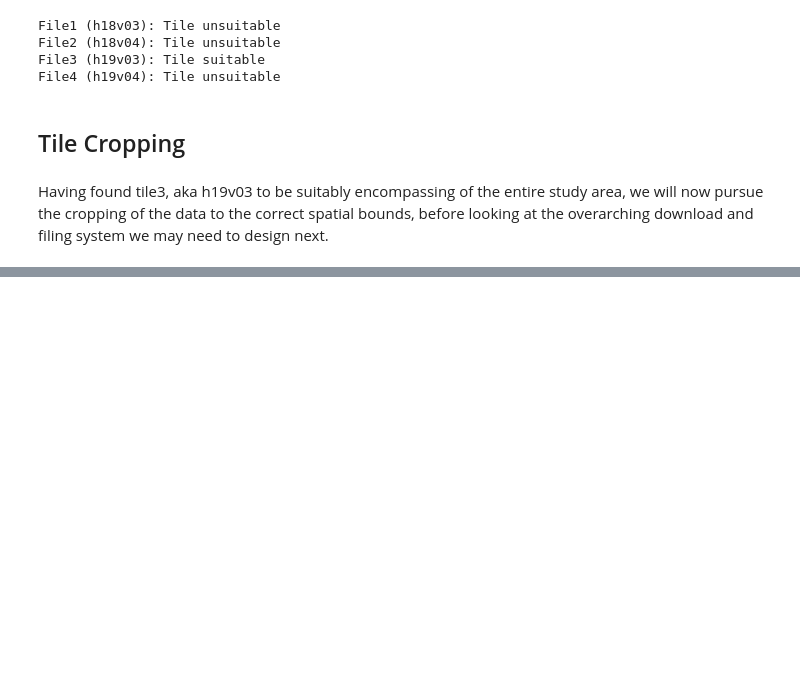
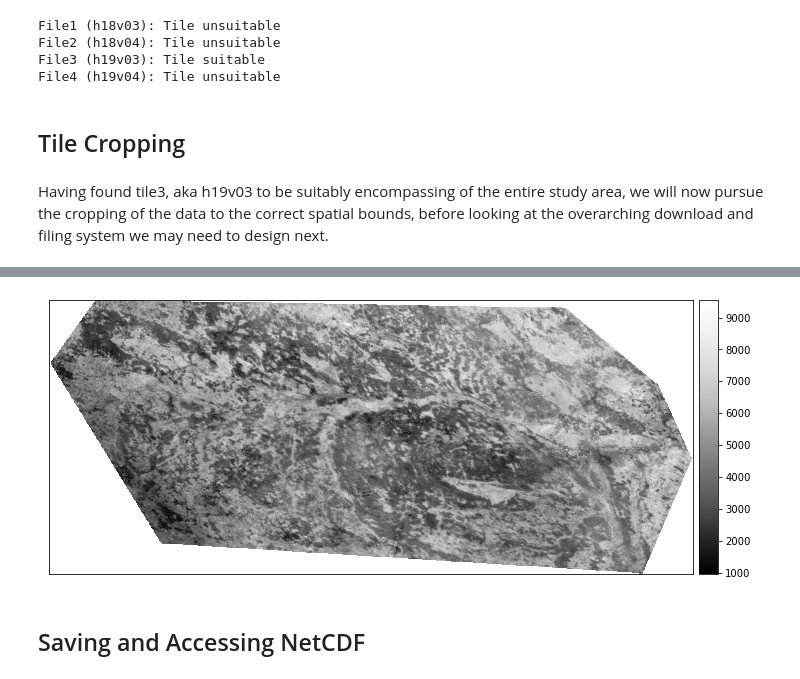
Before and after one commit to ai4er-cdt/WildfireDistribution, a Jupyter notebook: notebooks/exploratory/1.0_td_modis_ndmi_preprocessing.ipynb, the cells around one changed output, grey strips where cells are left out. Saved outputs shown, nothing was run; the diff lists cells and outputs as text; code cells hidden in the pictures; blank space fills up the shorter version.

```diff
--- a/notebooks/exploratory/1.0_td_modis_ndmi_preprocessing.ipynb
+++ b/notebooks/exploratory/1.0_td_modis_ndmi_preprocessing.ipynb
@@ -393,0 +288,22 @@ KeyboardInterrupt:
+# %%
+def tile_opener(path_array, desired_bands):
+    """
+    Function that takes an array of all the paths and an array of all the desired bands, and provides and array of all the files
+    opened in an xarray dataset format.
+
+    Keyword arguments:
+    path_array -- an array of all the paths for files within the folder in question.
+    desired_bands -- a short array of all the bands we'd like to retrieve from the files.
+
+    Prerequisites:
+    - xarray
+    - rasterio
+    - rioxarray
+    """
+    tile_array = []
+    for path in path_array:
+        tile_array.append(rxr.open_rasterio(path, masked=True, variable=desired_bands))
+    return(tile_array)
+
+desired_bands = ["sur_refl_b02", "sur_refl_b06"]
+tile_array = tile_opener(path_array, desired_bands)
@@ -393,0 +377,25 @@ KeyboardInterrupt:
+# %%
+def fine_cropper(avg_tile, project_area_sin):
+    """
+    Function for cropping a tile to the exact geometry of the project area.
+
+    Keyword arguments:
+    avg_tile -- the averaged tile for a month.
+    project_area_sin -- the exact project area bounds
+
+    Prerequisites:
+    - xarray
+    - rasterio
+    - rioxarray
+    """
+    fcropd_avg_tile = avg_tile.rio.clip(project_area_sin.geometry, all_touched=True, from_disk=True)
+    return fcropd_avg_tile
+
+fcropd_avg_tile = fine_cropper(avg_tile, project_area_sin)
+# %%
+ep.plot_bands(fcropd_avg_tile.sur_refl_b02_avg)
+plt.show()
+# %% [output]
+[figure, added]
+# %% [markdown]
+## Saving and Accessing NetCDF
```
Also changed, not shown: parts of 44 cells of this notebook, 4 other files.
